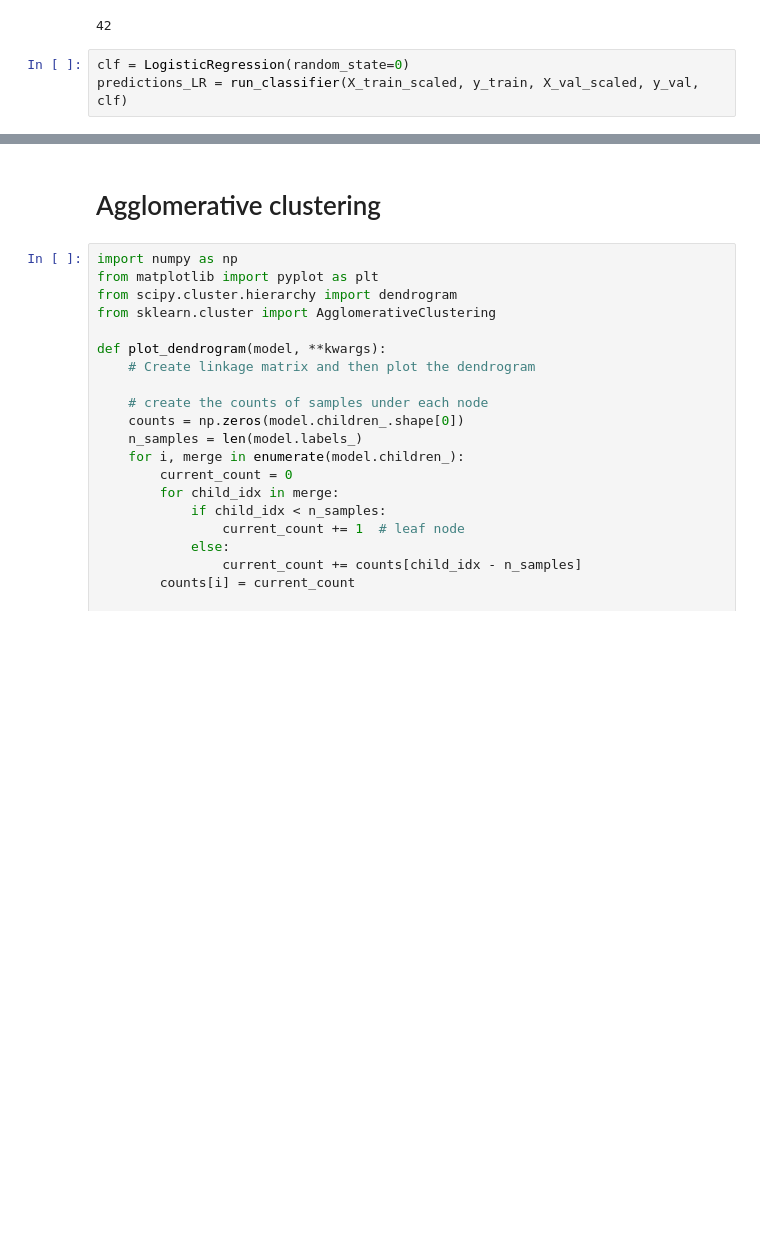
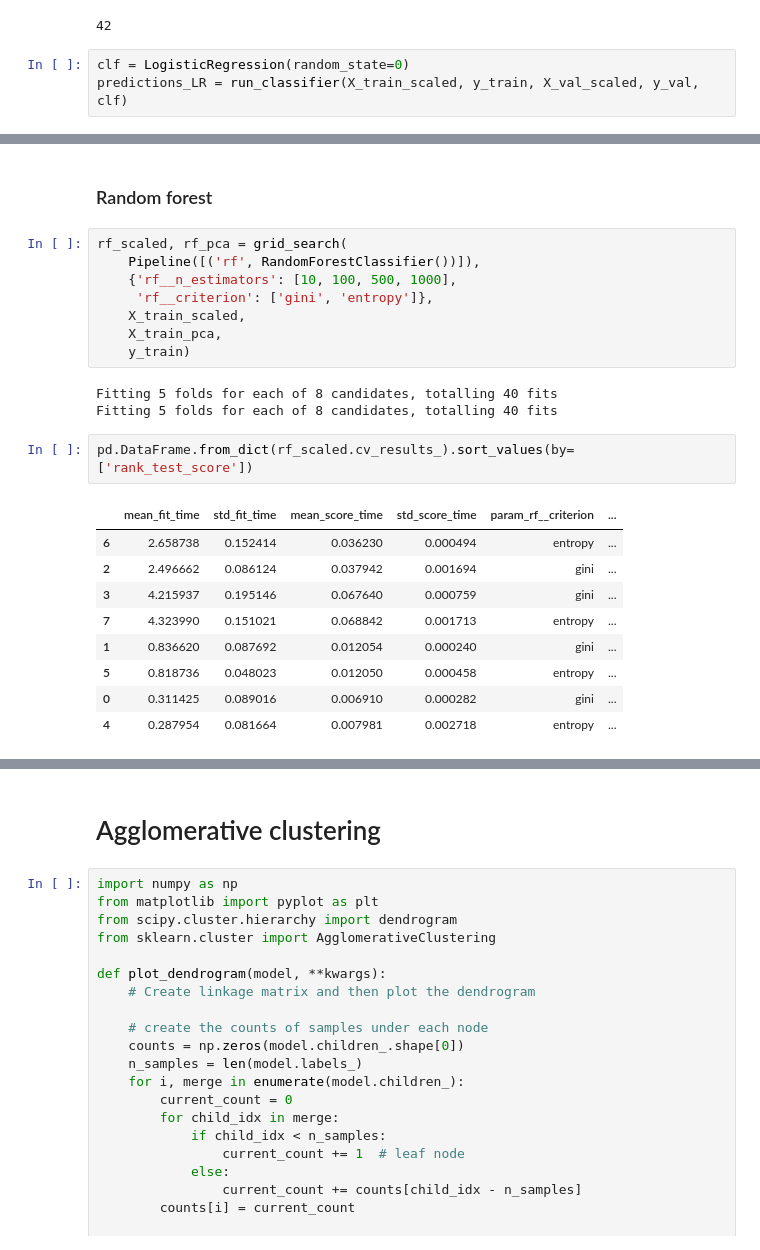
Before and after one commit to mkorob/AI_Authorship_Attribution, a Jupyter notebook: src/gpt-who.ipynb, the cells around one changed output, grey strips where cells are left out. Drawn from its saved outputs; the diff is of its cells as text; blank space fills up the shorter version.

```diff
--- a/src/gpt-who.ipynb
+++ b/src/gpt-who.ipynb
@@ -474,0 +534,25 @@ predictions_LR = run_classifier(X_train_scaled, y_train, X_val_scaled, y_val, cl
+# %% [markdown]
+### Random forest
+# %%
+rf_scaled, rf_pca = grid_search(
+    Pipeline([('rf', RandomForestClassifier())]),
+    {'rf__n_estimators': [10, 100, 500, 1000],
+     'rf__criterion': ['gini', 'entropy']},
+    X_train_scaled,
+    X_train_pca,
+    y_train)
+# %% [output]
+Fitting 5 folds for each of 8 candidates, totalling 40 fits
+Fitting 5 folds for each of 8 candidates, totalling 40 fits
+# %%
+pd.DataFrame.from_dict(rf_scaled.cv_results_).sort_values(by=['rank_test_score'])
+# %% [output]
+|  | mean_fit_time | std_fit_time | mean_score_time | std_score_time | param_rf__criterion | ... |
+| 6 | 2.658738 | 0.152414 | 0.036230 | 0.000494 | entropy | ... |
+| 2 | 2.496662 | 0.086124 | 0.037942 | 0.001694 | gini | ... |
+| 3 | 4.215937 | 0.195146 | 0.067640 | 0.000759 | gini | ... |
+| 7 | 4.323990 | 0.151021 | 0.068842 | 0.001713 | entropy | ... |
+| 1 | 0.836620 | 0.087692 | 0.012054 | 0.000240 | gini | ... |
+| 5 | 0.818736 | 0.048023 | 0.012050 | 0.000458 | entropy | ... |
+| 0 | 0.311425 | 0.089016 | 0.006910 | 0.000282 | gini | ... |
+| 4 | 0.287954 | 0.081664 | 0.007981 | 0.002718 | entropy | ... |
```
Also changed, not shown: parts of 19 cells of this notebook.
